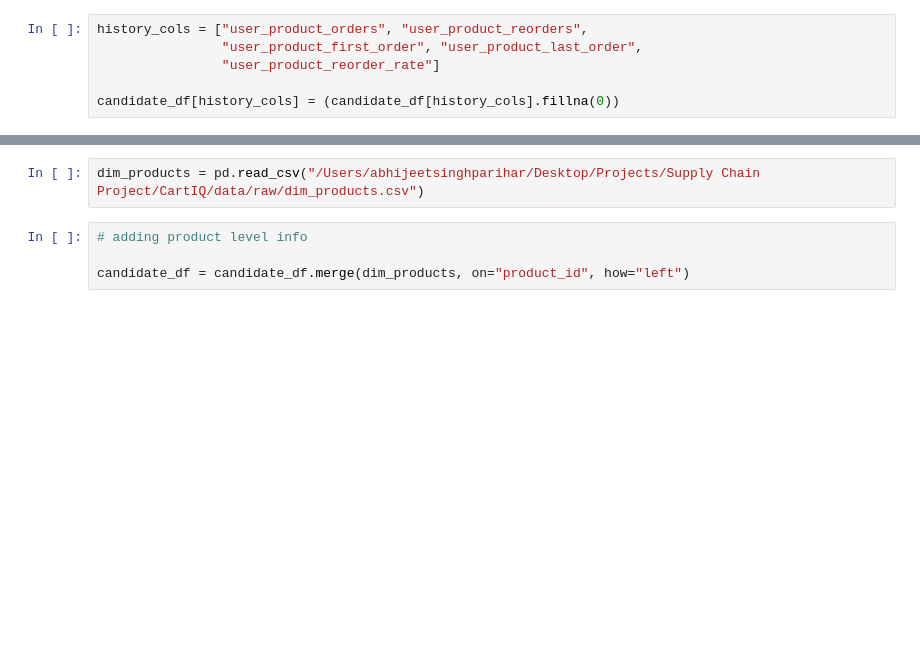
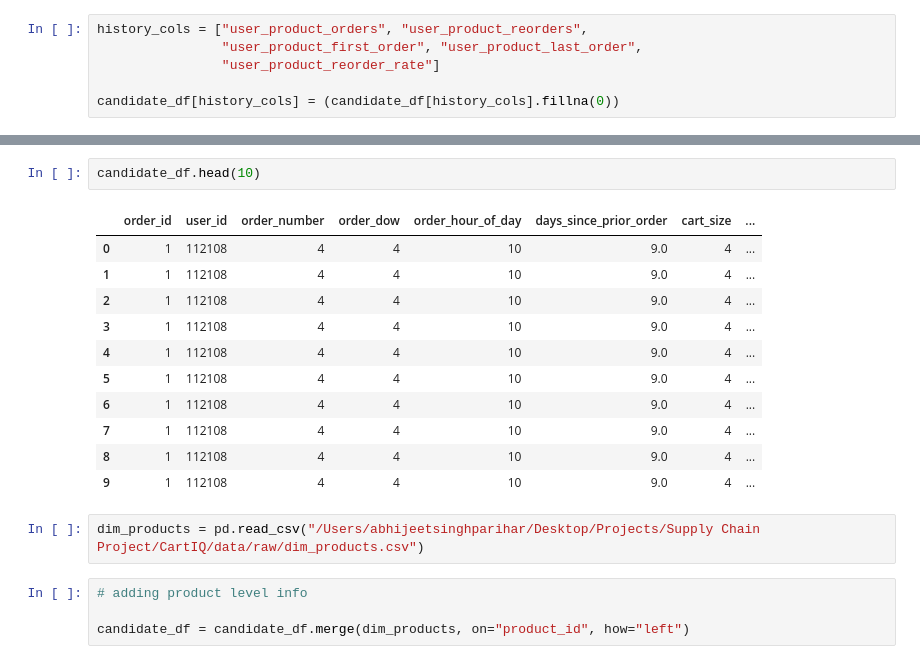
Before and after one commit to Abhijeet-SP/CartIQ, a Jupyter notebook: notebooks/model_data_prep.ipynb, the cells around one changed output, grey strips where cells are left out. Drawn from its saved outputs; the diff is of its cells as text; blank space fills up the shorter version.

```diff
--- a/notebooks/model_data_prep.ipynb
+++ b/notebooks/model_data_prep.ipynb
@@ -662,6 +684,20 @@ Index(['order_id', 'user_id', 'order_number', 'order_dow', 'order_hour_of_day',
        'user_product_first_order', 'user_product_last_order',
        'user_product_reorder_rate'],
       dtype='str')
+# %%
+candidate_df.head(10)
+# %% [output]
+|  | order_id | user_id | order_number | order_dow | order_hour_of_day | days_since_prior_order | cart_size | ... |
+| 0 | 1 | 112108 | 4 | 4 | 10 | 9.0 | 4 | ... |
+| 1 | 1 | 112108 | 4 | 4 | 10 | 9.0 | 4 | ... |
+| 2 | 1 | 112108 | 4 | 4 | 10 | 9.0 | 4 | ... |
+| 3 | 1 | 112108 | 4 | 4 | 10 | 9.0 | 4 | ... |
+| 4 | 1 | 112108 | 4 | 4 | 10 | 9.0 | 4 | ... |
+| 5 | 1 | 112108 | 4 | 4 | 10 | 9.0 | 4 | ... |
+| 6 | 1 | 112108 | 4 | 4 | 10 | 9.0 | 4 | ... |
+| 7 | 1 | 112108 | 4 | 4 | 10 | 9.0 | 4 | ... |
+| 8 | 1 | 112108 | 4 | 4 | 10 | 9.0 | 4 | ... |
+| 9 | 1 | 112108 | 4 | 4 | 10 | 9.0 | 4 | ... |
 # %%
 dim_products = pd.read_csv("/Users/abhijeetsinghparihar/Desktop/Projects/Supply Chain Project/CartIQ/data/raw/dim_products.csv")
 # %%
```
Also changed, not shown: parts of 8 cells of this notebook, 11 other files.
